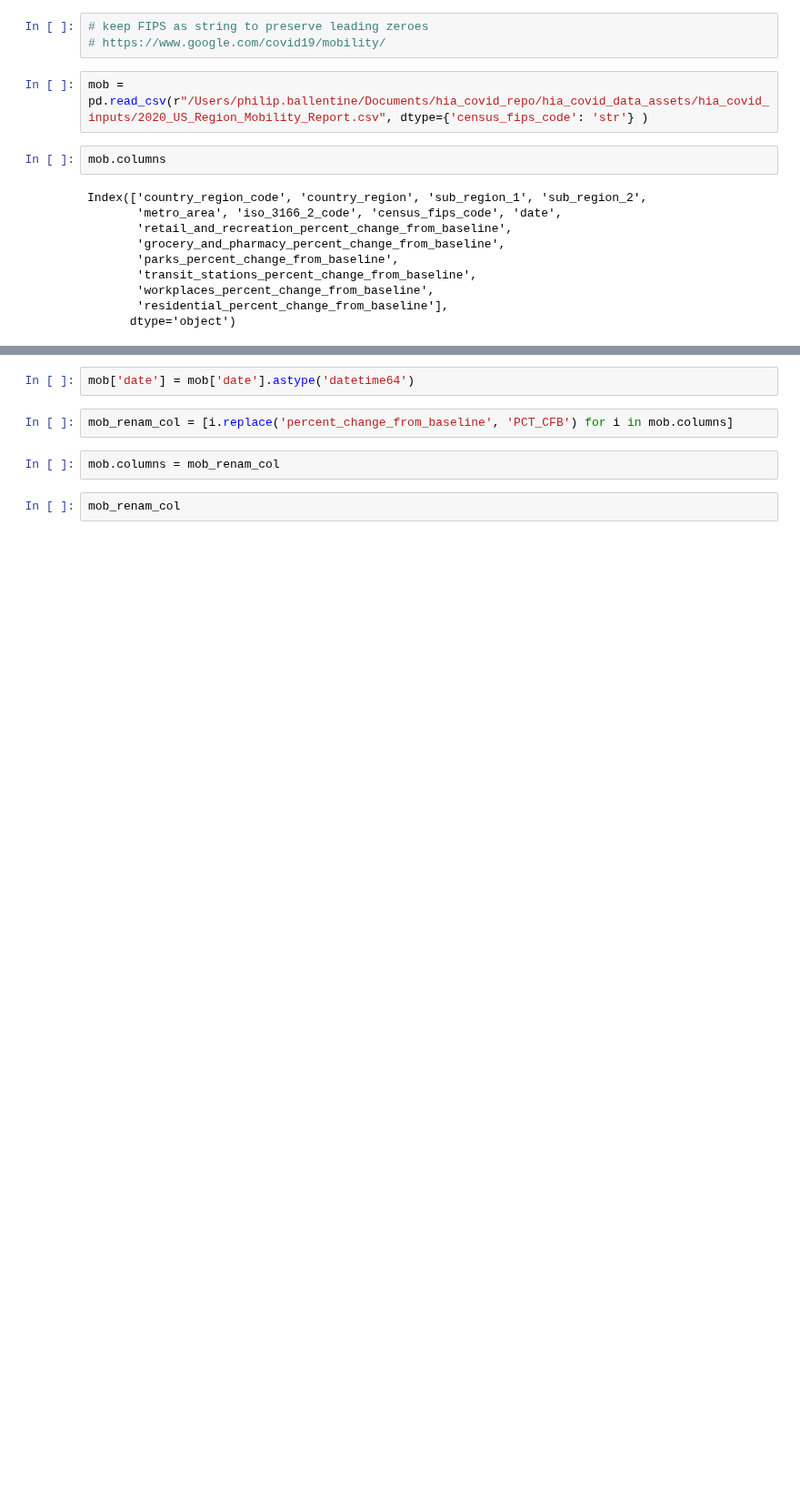
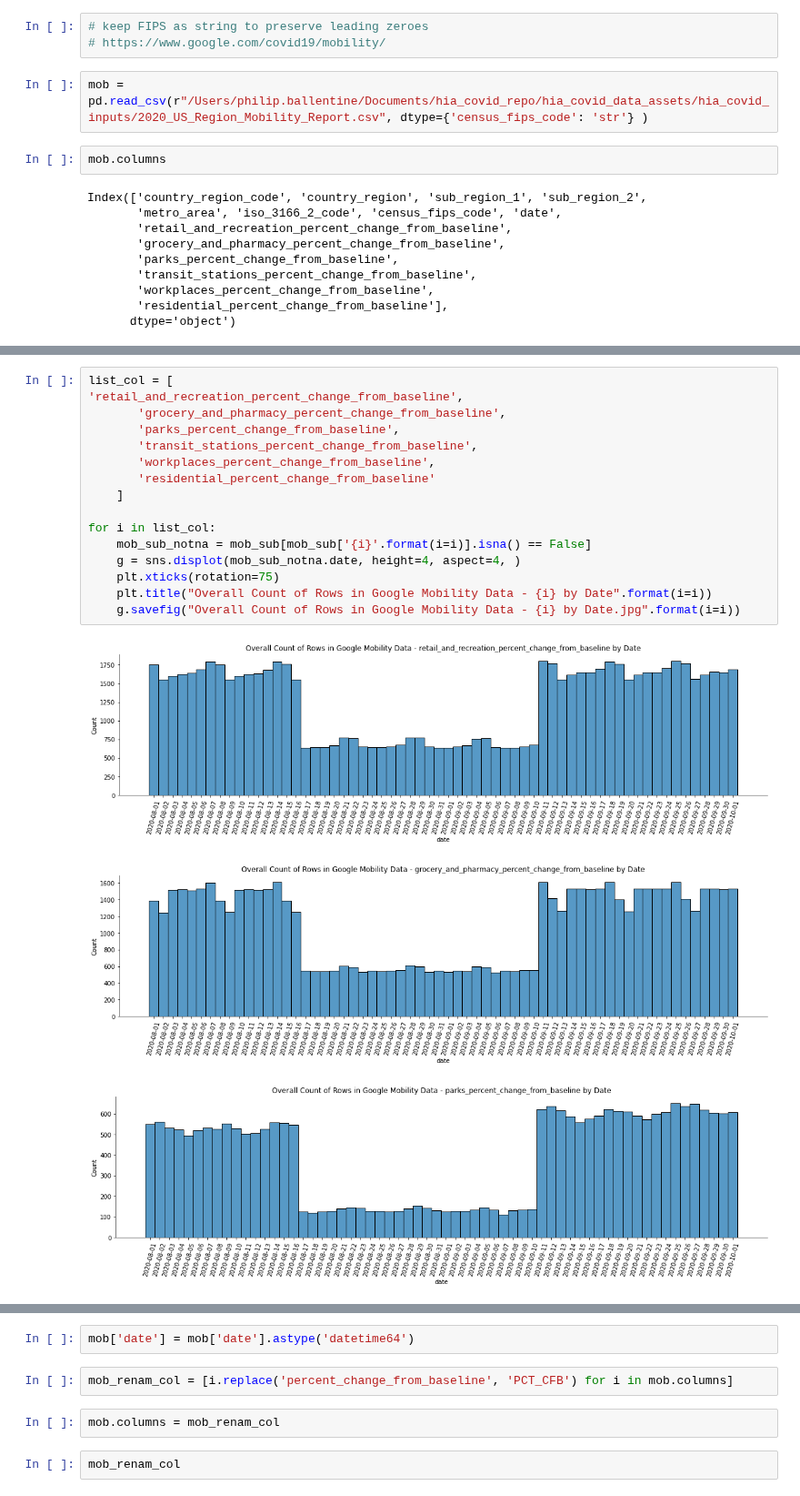
Before and after one commit to pballent/hia-covid, a Jupyter notebook: hia_covid_python_data_preprocess/Google_Mobility_Join_Counties_and_COVID.ipynb, the cells around one changed output, grey strips where cells are left out. Shown at 91% size. Saved outputs shown, nothing was run; the diff lists cells and outputs as text; blank space fills up the shorter version.

```diff
--- a/hia_covid_python_data_preprocess/Google_Mobility_Join_Counties_and_COVID.ipynb
+++ b/hia_covid_python_data_preprocess/Google_Mobility_Join_Counties_and_COVID.ipynb
@@ -31,0 +41,20 @@ sns.displot(mob.date, height=4, aspect=4, )
+# %%
+list_col = [
+'retail_and_recreation_percent_change_from_baseline',
+       'grocery_and_pharmacy_percent_change_from_baseline',
+       'parks_percent_change_from_baseline',
+       'transit_stations_percent_change_from_baseline',
+       'workplaces_percent_change_from_baseline',
+       'residential_percent_change_from_baseline'
+    ]
+
+for i in list_col:
+    mob_sub_notna = mob_sub[mob_sub['{i}'.format(i=i)].isna() == False]
+    g = sns.displot(mob_sub_notna.date, height=4, aspect=4, )
+    plt.xticks(rotation=75)
+    plt.title("Overall Count of Rows in Google Mobility Data - {i} by Date".format(i=i))
+    g.savefig("Overall Count of Rows in Google Mobility Data - {i} by Date.jpg".format(i=i))
+# %% [output]
+[figure, added]
+[figure, added]
+[figure, added]
```
Also changed, not shown: parts of 32 cells of this notebook, 9 other files.
